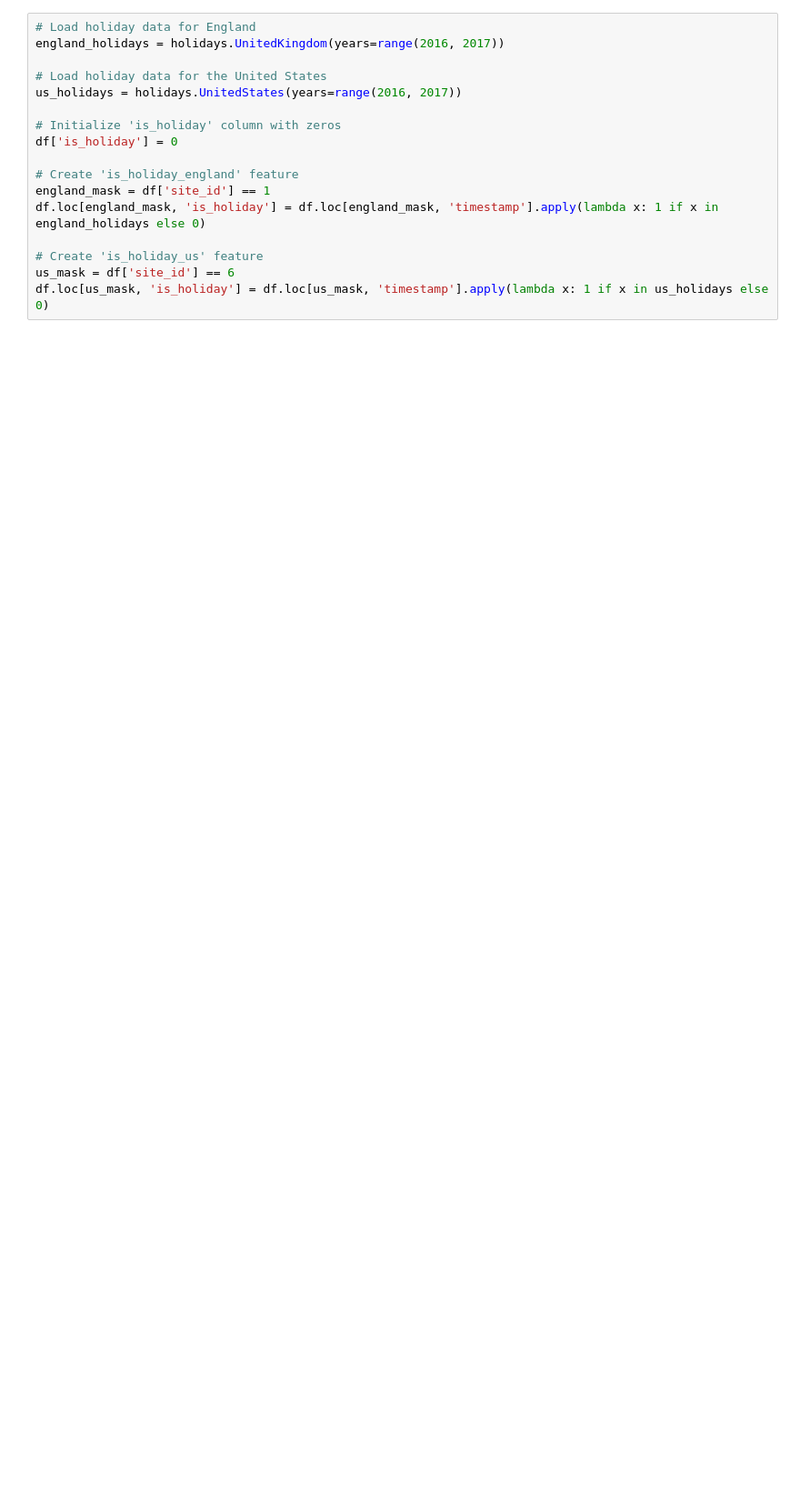
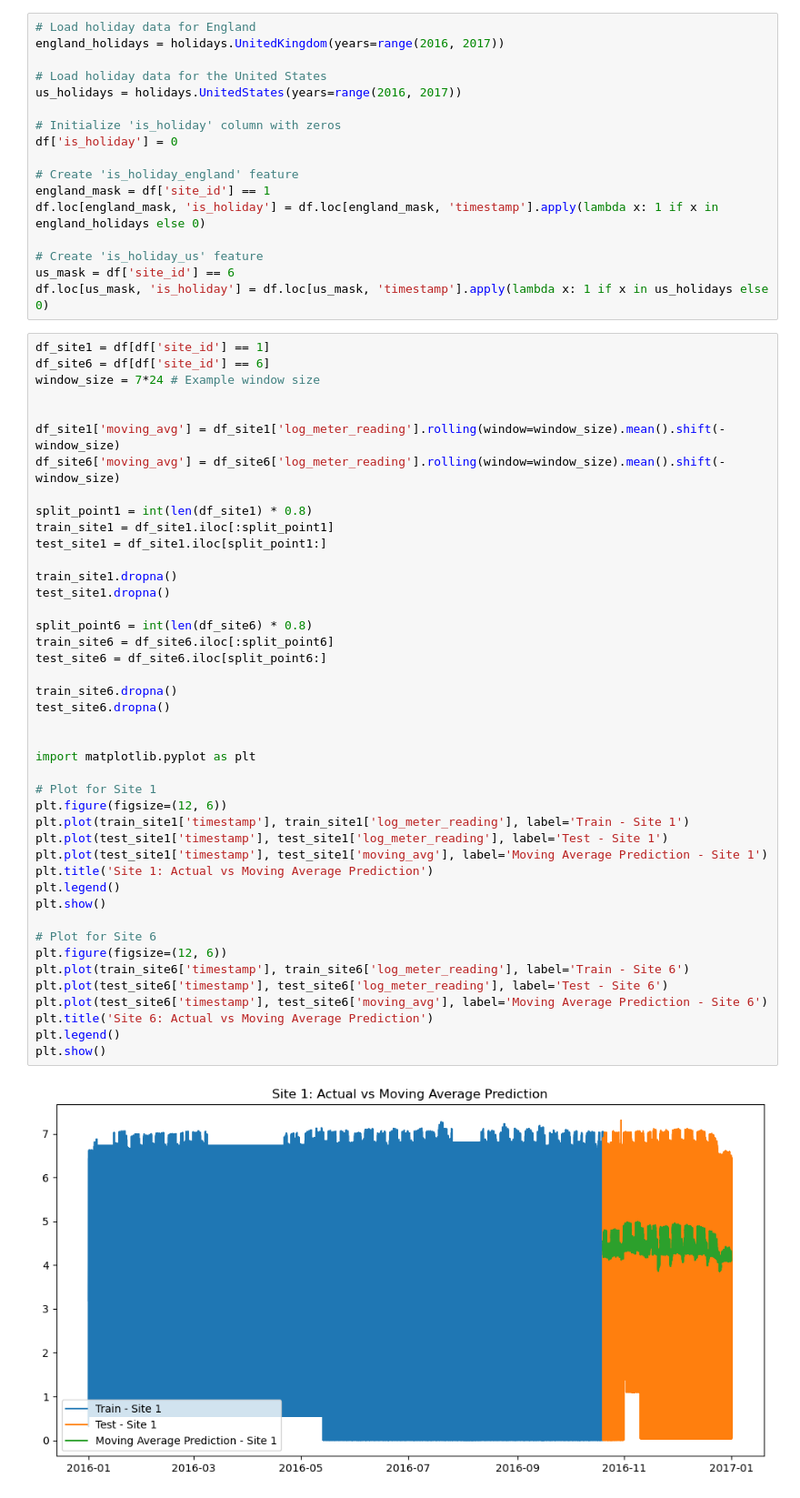
Before and after one commit to goksu-uzunturk/DI502_ElectricityPrediction, a Jupyter notebook: notebooks/MovingAverage.ipynb, the cells around one changed output. Shown at 91% size. Drawn from its saved outputs; the diff is of its cells as text; blank space fills up the shorter version.

```diff
--- a/notebooks/MovingAverage.ipynb
+++ b/notebooks/MovingAverage.ipynb
@@ -108,3 +108,48 @@ df.loc[england_mask, 'is_holiday'] = df.loc[england_mask, 'timestamp'].apply(lam
 # Create 'is_holiday_us' feature
 us_mask = df['site_id'] == 6
 df.loc[us_mask, 'is_holiday'] = df.loc[us_mask, 'timestamp'].apply(lambda x: 1 if x in us_holidays else 0)
+# %%
+df_site1 = df[df['site_id'] == 1]
+df_site6 = df[df['site_id'] == 6]
+window_size = 7*24 # Example window size
+
+
+df_site1['moving_avg'] = df_site1['log_meter_reading'].rolling(window=window_size).mean().shift(-window_size)
+df_site6['moving_avg'] = df_site6['log_meter_reading'].rolling(window=window_size).mean().shift(-window_size)
+
+split_point1 = int(len(df_site1) * 0.8)
+train_site1 = df_site1.iloc[:split_point1]
+test_site1 = df_site1.iloc[split_point1:]
+
+train_site1.dropna()
+test_site1.dropna()
+
+split_point6 = int(len(df_site6) * 0.8)
+train_site6 = df_site6.iloc[:split_point6]
+test_site6 = df_site6.iloc[split_point6:]
+
+train_site6.dropna()
+test_site6.dropna()
+
+
+import matplotlib.pyplot as plt
+
+# Plot for Site 1
+plt.figure(figsize=(12, 6))
+plt.plot(train_site1['timestamp'], train_site1['log_meter_reading'], label='Train - Site 1')
+plt.plot(test_site1['timestamp'], test_site1['log_meter_reading'], label='Test - Site 1')
+plt.plot(test_site1['timestamp'], test_site1['moving_avg'], label='Moving Average Prediction - Site 1')
+plt.title('Site 1: Actual vs Moving Average Prediction')
+plt.legend()
+plt.show()
+
+# Plot for Site 6
+plt.figure(figsize=(12, 6))
+plt.plot(train_site6['timestamp'], train_site6['log_meter_reading'], label='Train - Site 6')
+plt.plot(test_site6['timestamp'], test_site6['log_meter_reading'], label='Test - Site 6')
+plt.plot(test_site6['timestamp'], test_site6['moving_avg'], label='Moving Average Prediction - Site 6')
+plt.title('Site 6: Actual vs Moving Average Prediction')
+plt.legend()
+plt.show()
+# %% [output]
+[figure, added]
```
Also changed, not shown: parts of 7 cells of this notebook.
